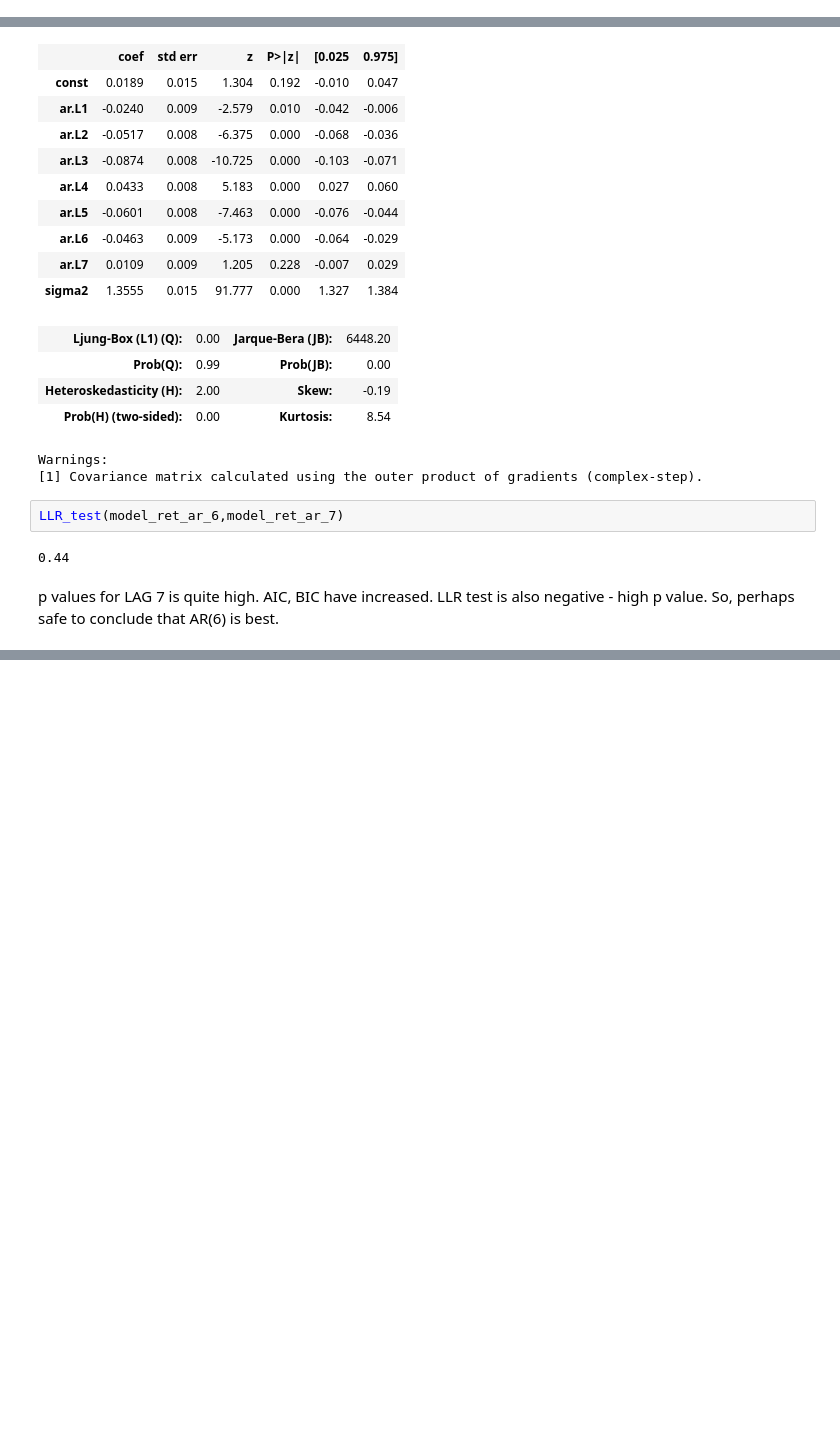
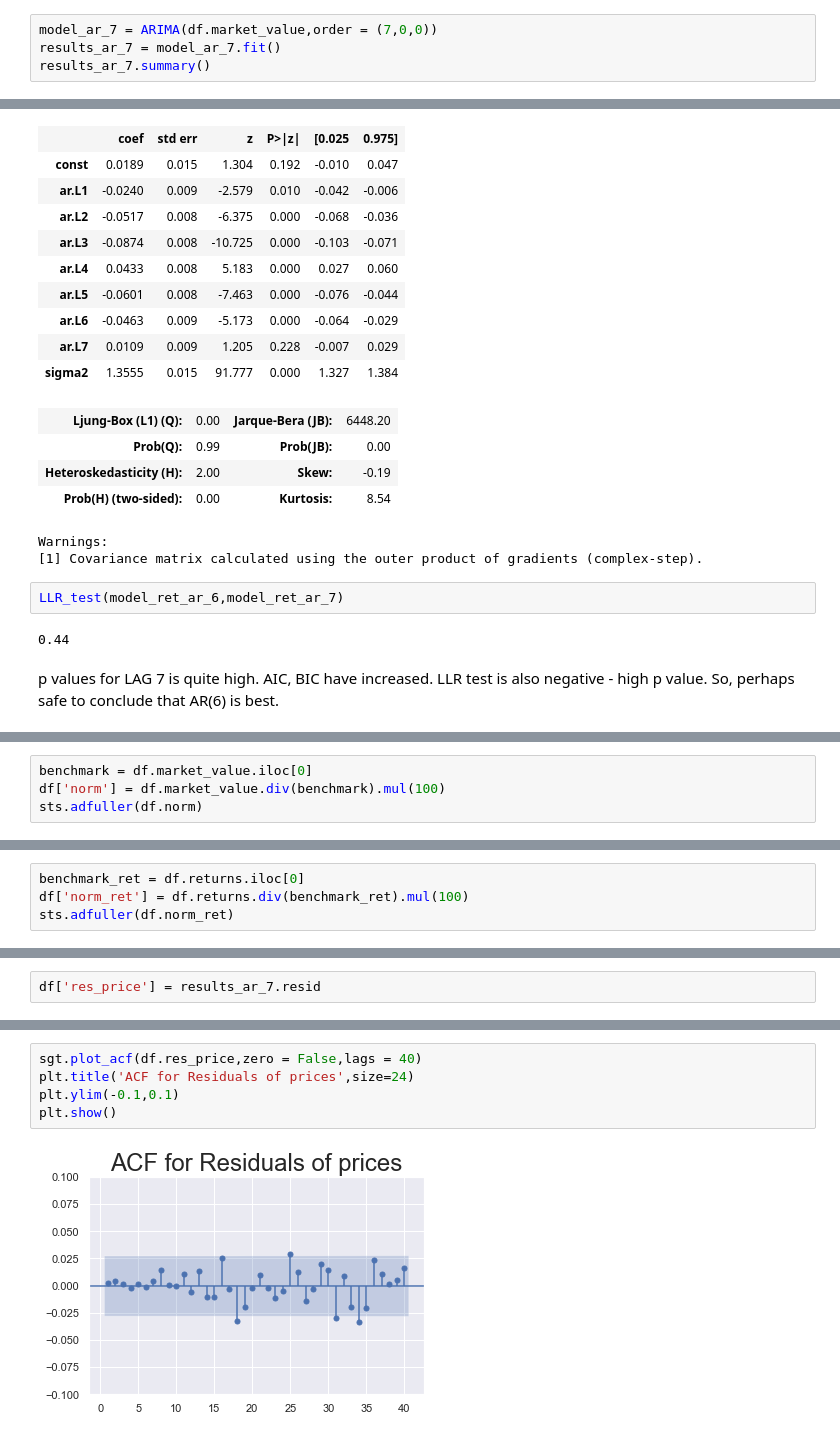
Before and after one commit to satyajitghosh/TimeSeriesAnalysis, a Jupyter notebook: DataRangerCourse/TS_lecture3.ipynb, the cells around one changed output, grey strips where cells are left out. Drawn from its saved outputs; the diff is of its cells as text; blank space fills up the shorter version.

```diff
--- a/DataRangerCourse/TS_lecture3.ipynb
+++ b/DataRangerCourse/TS_lecture3.ipynb
@@ -174,3 +174,7 @@ SARIMAX Results
 | Prob(H) (two-sided): | 0.00 | Kurtosis: | 6.77 |
 Warnings:
 [1] Covariance matrix calculated using the outer product of gradients (complex-step).
+# %%
+model_ar_7 = ARIMA(df.market_value,order = (7,0,0))
+results_ar_7 = model_ar_7.fit()
+results_ar_7.summary()
@@ -487,0 +519,4 @@ So, perhaps safe to conclude that AR(6) is best.
+# %%
+benchmark = df.market_value.iloc[0]
+df['norm'] = df.market_value.div(benchmark).mul(100)
+sts.adfuller(df.norm)
@@ -487,0 +541,4 @@ So, perhaps safe to conclude that AR(6) is best.
+# %%
+benchmark_ret = df.returns.iloc[0]
+df['norm_ret'] = df.returns.div(benchmark_ret).mul(100)
+sts.adfuller(df.norm_ret)
@@ -487,0 +616,2 @@ So, perhaps safe to conclude that AR(6) is best.
+# %%
+df['res_price'] = results_ar_7.resid
@@ -487,0 +643,7 @@ So, perhaps safe to conclude that AR(6) is best.
+# %%
+sgt.plot_acf(df.res_price,zero = False,lags = 40)
+plt.title('ACF for Residuals of prices',size=24)
+plt.ylim(-0.1,0.1)
+plt.show()
+# %% [output]
+[figure, added]
```
Also changed, not shown: parts of 25 cells of this notebook.
